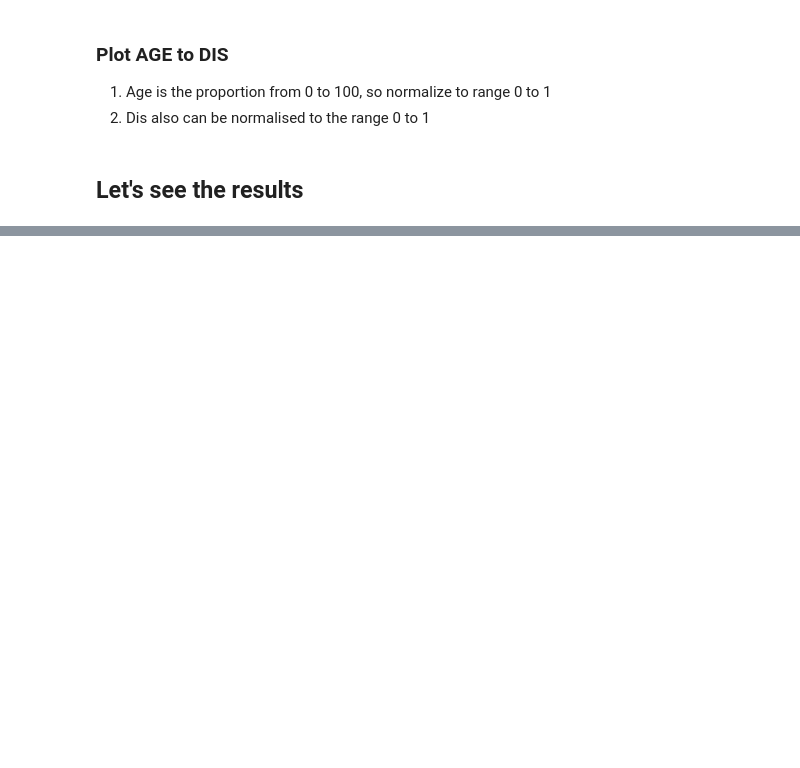
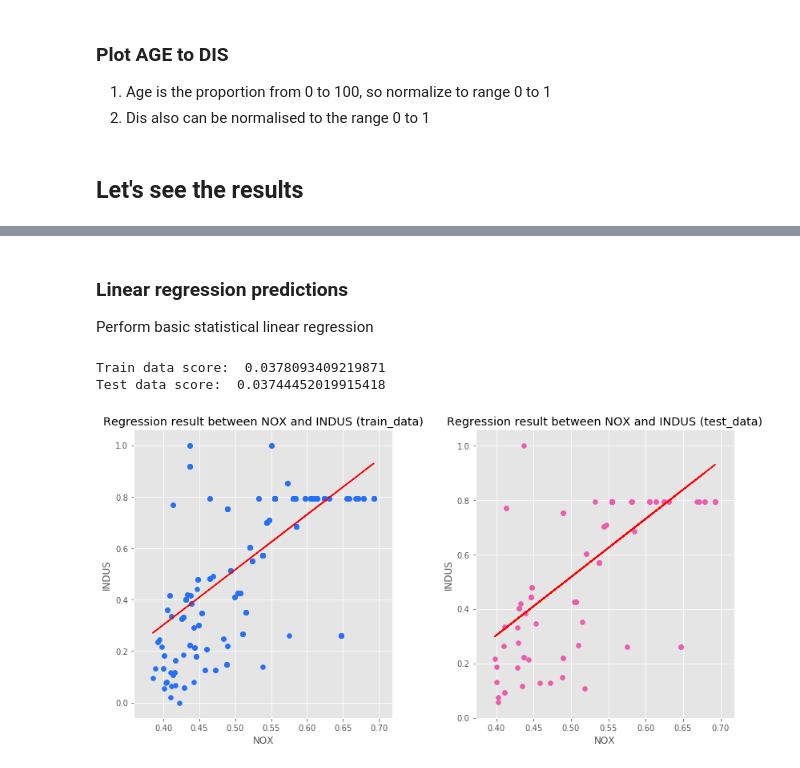
Before and after one commit to yura-hb/BI-PYT-OLS, a Jupyter notebook: semestral_work/EDA.ipynb, the cells around one changed output, grey strips where cells are left out. Saved outputs shown, nothing was run; the diff lists cells and outputs as text; code cells hidden in the pictures; blank space fills up the shorter version.

Commit message:
Reordering, delete unused data

```diff
--- a/semestral_work/EDA.ipynb
+++ b/semestral_work/EDA.ipynb
@@ -225,0 +168,2 @@ Hre are 2 outliers, which can be removed, also some normalization is needed
+# %%
+dataset['DIS'] = normalize(dataset['DIS'])
@@ -226,4 +173,3 @@ Hre are 2 outliers, which can be removed, also some normalization is needed
 # %%
-filter_max(tax_feature, 500)
-#normalize(dataset, 'TAX')
-#normalize(dataset, 'RAD')
+dataset['TAX'] = normalize(dataset['TAX'])
+dataset['RAD'] = normalize(dataset['RAD'])
@@ -245,3 +180,6 @@ normalize(age_feature)
+# %%
+dataset['DIS'] = filter_max(dataset['DIS'], 0.8)
+dataset['AGE'] = normalize(dataset['AGE'])
 # %% [markdown]
 ## Let's see the results
 # %%
@@ -251,0 +224,7 @@ plotFeatures()
+# %%
+train_data = dataset.sample(frac = 0.8)
+test_data = dataset.drop(train_data.index)
+# %% [markdown]
+### Linear regression predictions
+
+Perform basic statistical linear regression
@@ -251,0 +302,7 @@ plotFeatures()
+# %%
+linear_model = create_linear_model(train_data, ['NOX'], 'INDUS')
+visualize_linear_reg_result(linear_model, train_data, 'NOX', 'INDUS')
+# %% [output]
+Train data score:  0.0378093409219871
+Test data score:  0.03744452019915418
+[figure, added]
```
Also changed, not shown: parts of 24 cells of this notebook, 12 other files.
